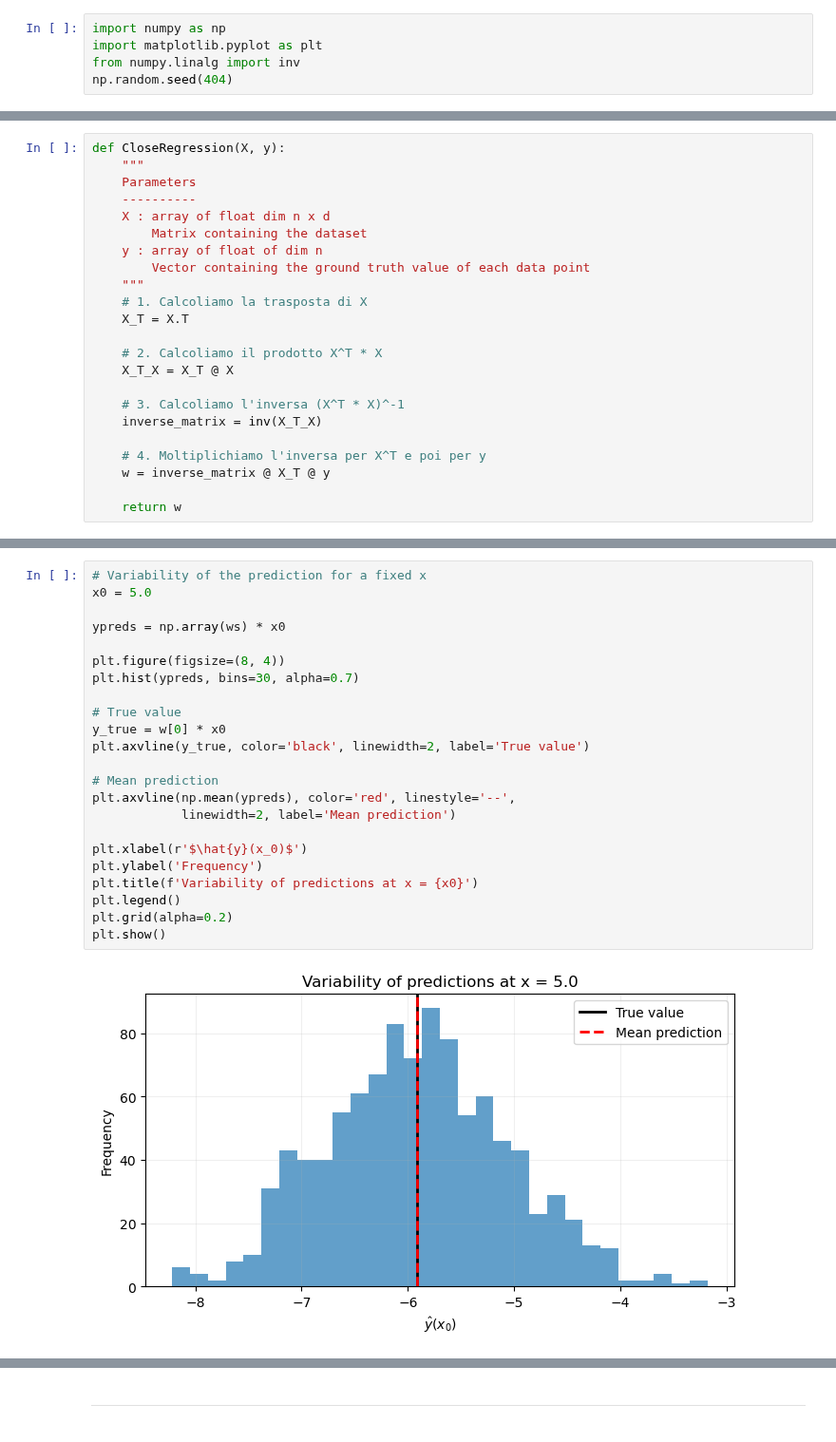
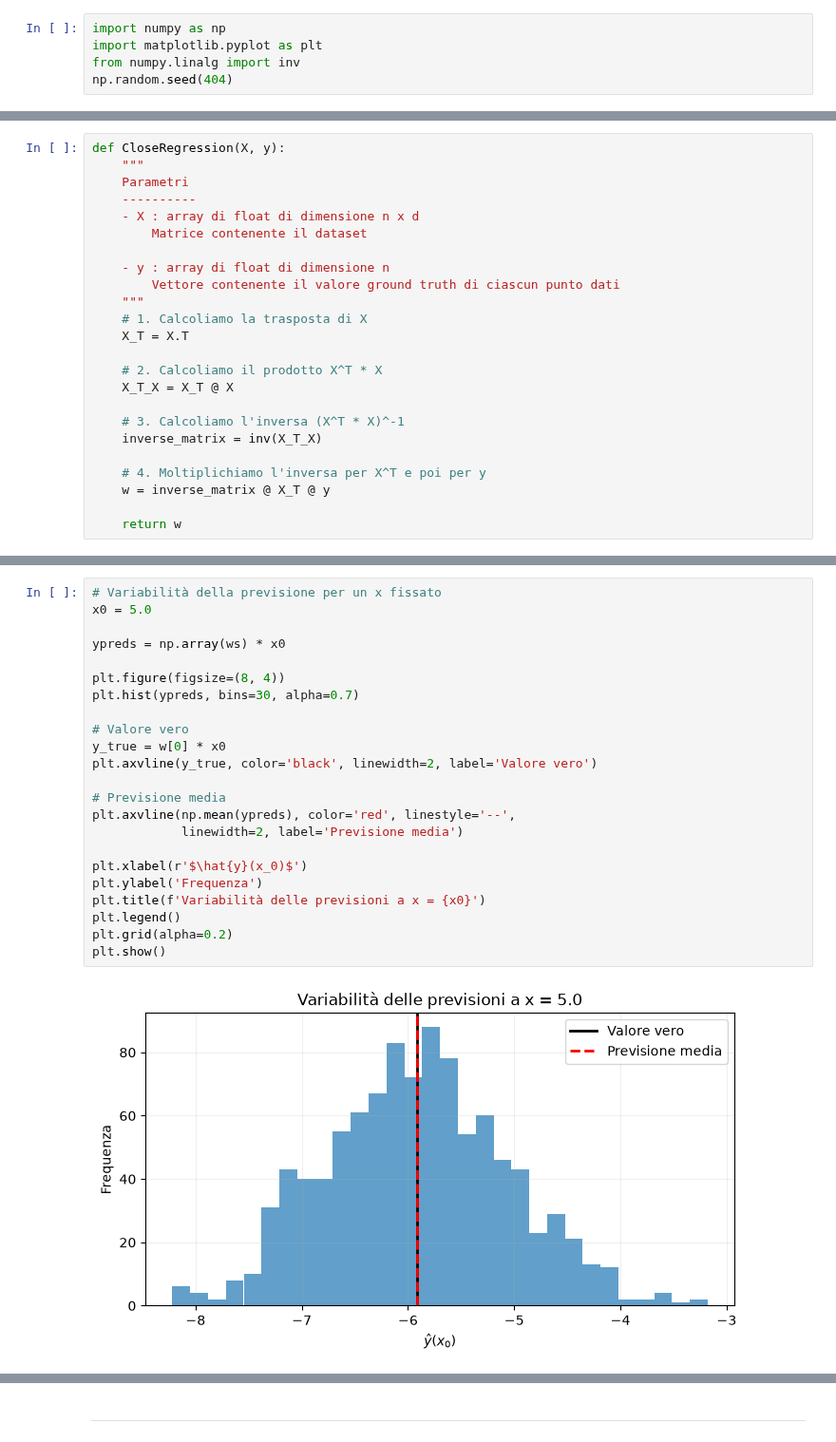
Before and after one commit to s266112/Machine-Learning, a Jupyter notebook: Tutorati/Tut 2 - 7_10_2026/Lab-02_Linear_and_Logistic_Reg.ipynb, the cells around one changed output, grey strips where cells are left out. Shown at 95% size. Drawn from its saved outputs; the diff is of its cells as text.

```diff
--- a/Tutorati/Tut 2 - 7_10_2026/Lab-02_Linear_and_Logistic_Reg.ipynb
+++ b/Tutorati/Tut 2 - 7_10_2026/Lab-02_Linear_and_Logistic_Reg.ipynb
@@ -79,12 +83,13 @@ Interesting blog post (with some spoilers) showing this analytic derivation and
 # %%
 def CloseRegression(X, y):
     """
-    Parameters
+    Parametri
     ----------
-    X : array of float dim n x d
-        Matrix containing the dataset
-    y : array of float of dim n
-        Vector containing the ground truth value of each data point
+    - X : array di float di dimensione n x d
+        Matrice contenente il dataset
+
+    - y : array di float di dimensione n
+        Vettore contenente il valore ground truth di ciascun punto dati
     """
     # 1. Calcoliamo la trasposta di X
     X_T = X.T
@@ -153,28 +158,28 @@ plt.show()
 # %%
-# Variability of the prediction for a fixed x
+# Variabilità della previsione per un x fissato
 x0 = 5.0
 
 ypreds = np.array(ws) * x0
 
 plt.figure(figsize=(8, 4))
 plt.hist(ypreds, bins=30, alpha=0.7)
 
-# True value
+# Valore vero
 y_true = w[0] * x0
-plt.axvline(y_true, color='black', linewidth=2, label='True value')
+plt.axvline(y_true, color='black', linewidth=2, label='Valore vero')
 
-# Mean prediction
+# Previsione media
 plt.axvline(np.mean(ypreds), color='red', linestyle='--',
-            linewidth=2, label='Mean prediction')
+            linewidth=2, label='Previsione media')
 
 plt.xlabel(r'$\hat{y}(x_0)$')
-plt.ylabel('Frequency')
-plt.title(f'Variability of predictions at x = {x0}')
+plt.ylabel('Frequenza')
+plt.title(f'Variabilità delle previsioni a x = {x0}')
 plt.legend()
 plt.grid(alpha=0.2)
 plt.show()
 # %% [output]
-[figure, old version]
+[figure, new version]
 # %%
 n_points = 10
 n_models = 10
```
Also changed, not shown: parts of 45 cells of this notebook, 1 other file.
